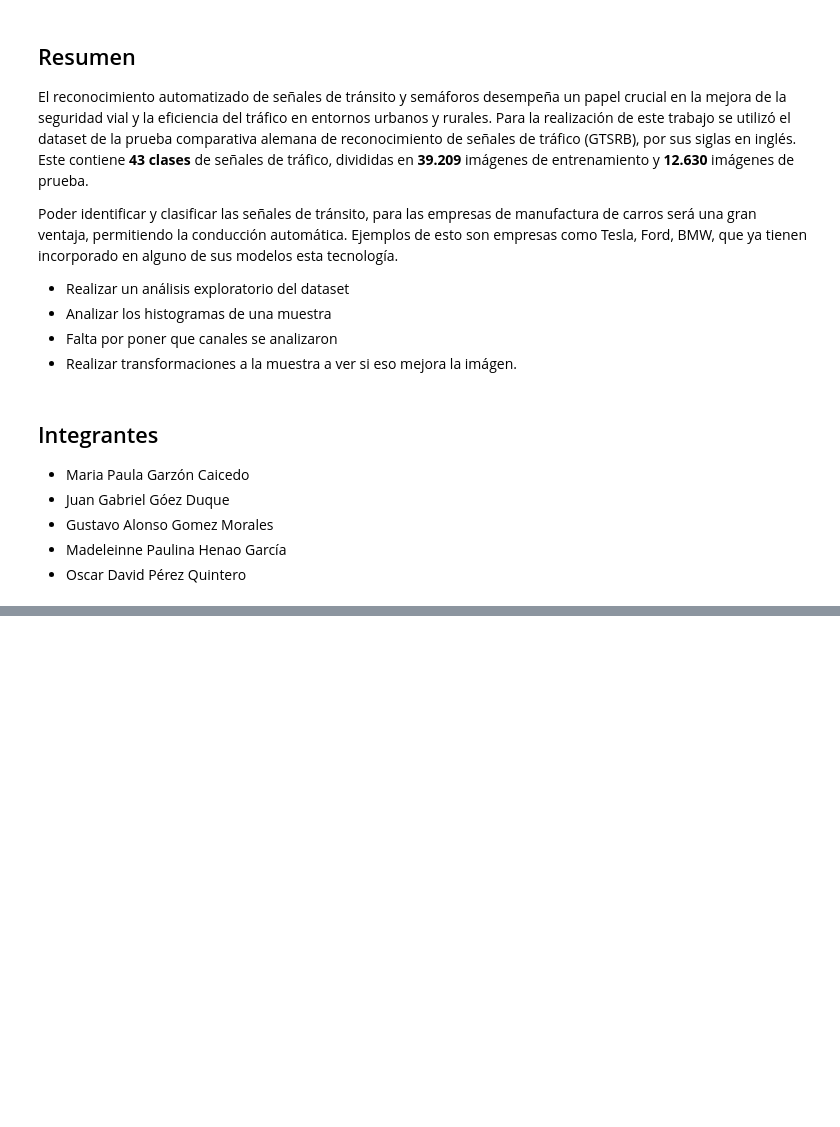
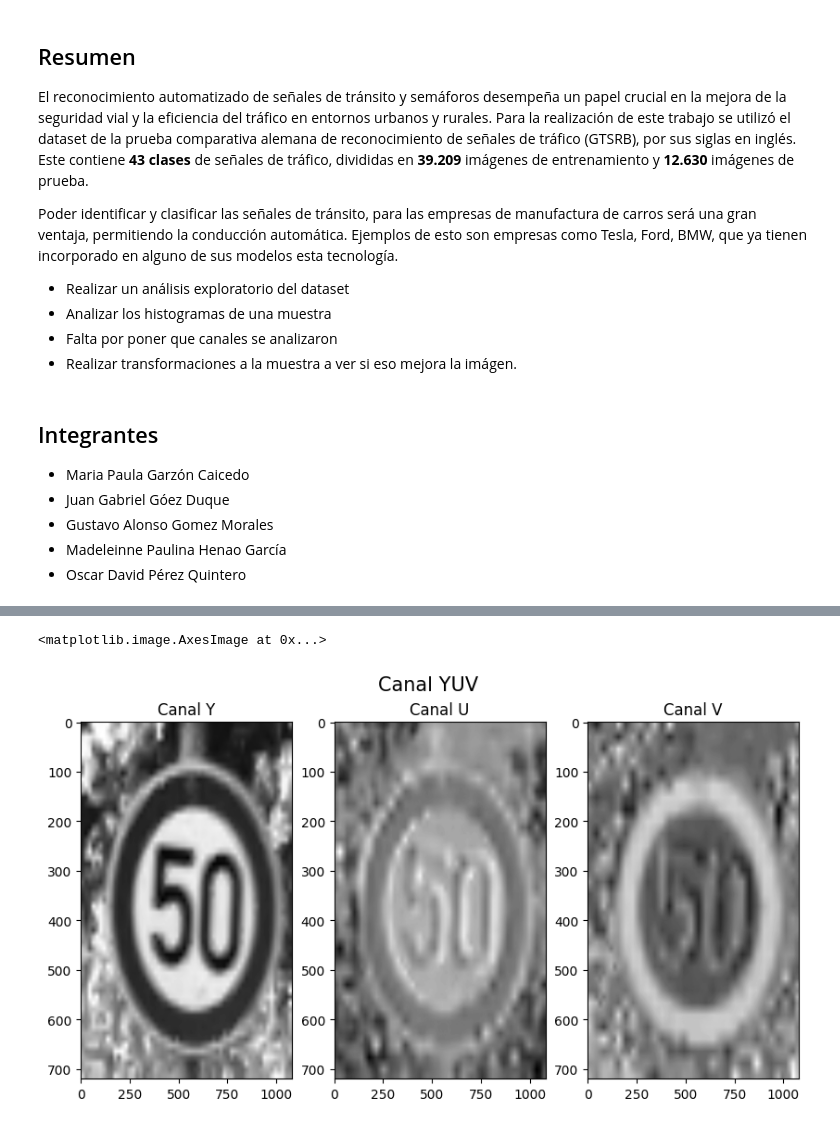
Before and after one commit to madeleinnehenao/VisionArtificialProyecto, a Jupyter notebook: proyecto_final.ipynb, the cells around one changed output, grey strips where cells are left out. Cells and saved outputs as stored; diff of their text form; code cells hidden in the pictures; blank space fills up the shorter version.

```diff
--- a/proyecto_final.ipynb
+++ b/proyecto_final.ipynb
@@ -97,0 +73,19 @@ plt.show()
+# %%
+imgYuv = cv2.cvtColor(imgRGB, cv2.COLOR_RGB2YUV)
+# Separar los canales YUV
+imgY, imgU, imgV = cv2.split(imgYuv)
+
+fig, axes = plt.subplots(1, 3, figsize=(10, 5))
+
+fig.suptitle("Canal YUV", fontsize=15)
+ax7, ax8, ax9 = axes.ravel()
+
+ax7.set_title("Canal Y")
+ax7.imshow(imgY, cmap="gray",aspect='auto')
+ax8.set_title("Canal U")
+ax8.imshow(imgU, cmap="gray",aspect='auto')
+ax9.set_title("Canal V")
+ax9.imshow(imgV, cmap="gray",aspect='auto')
+# %% [output]
+<matplotlib.image.AxesImage at 0x...>
+[figure, added]
```
Also changed, not shown: parts of 7 cells of this notebook.
